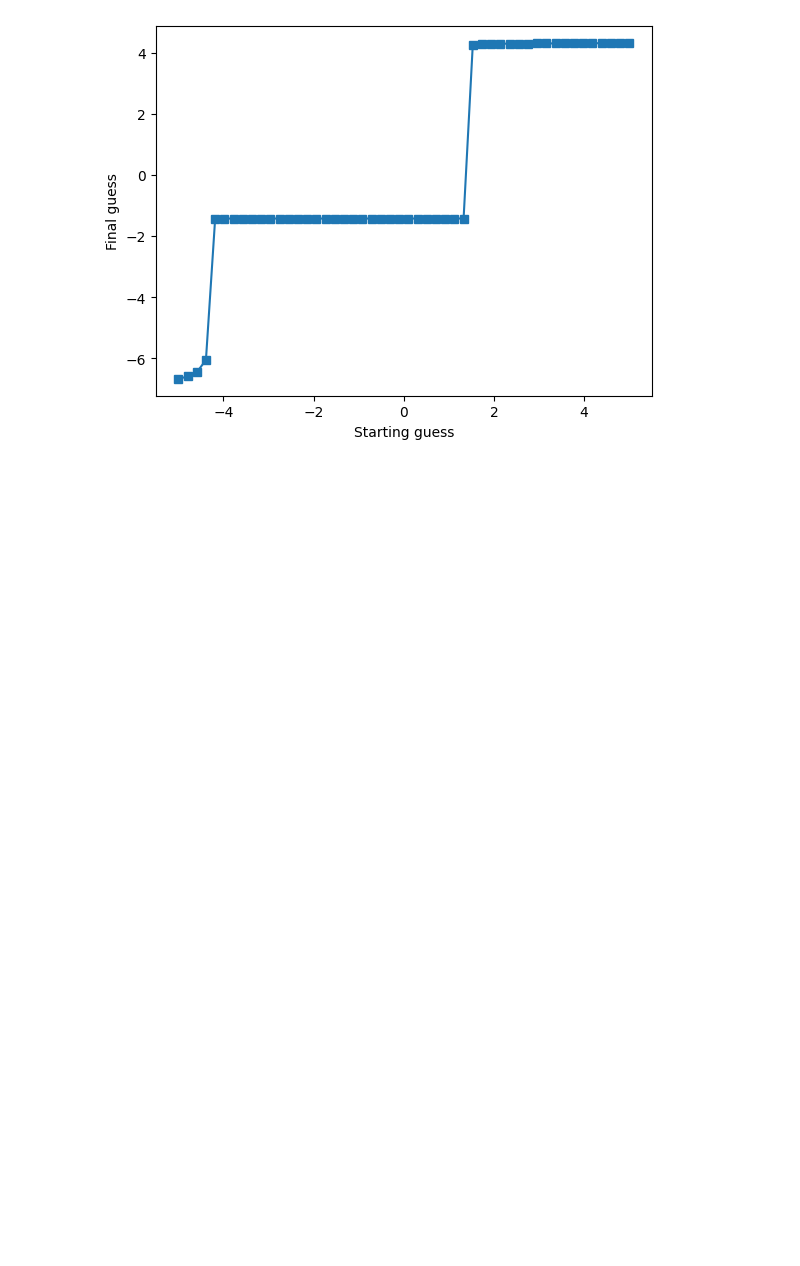
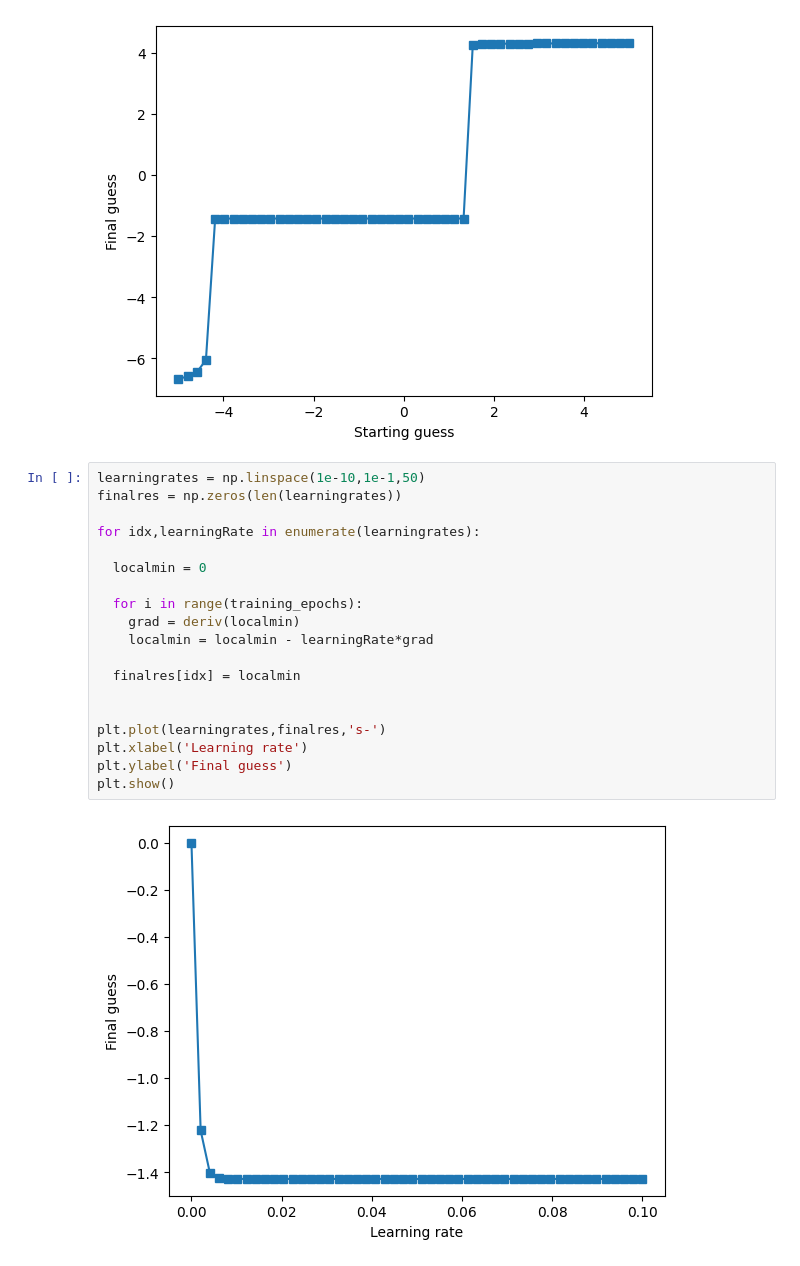
Before and after one commit to ethanli1337/LLMs-from-Scratch, a Jupyter notebook: DUDL_parametric_experiments_gd.ipynb, the cells around one changed output. Saved outputs shown, nothing was run; the diff lists cells and outputs as text; blank space fills up the shorter version.

Commit message:
varying learning rates and training_epochs same time

```diff
--- a/DUDL_parametric_experiments_gd.ipynb
+++ b/DUDL_parametric_experiments_gd.ipynb
@@ -65,3 +65,24 @@ plt.ylabel('Final guess')
 plt.show()
 # %% [output]
 [figure]
+# %%
+learningrates = np.linspace(1e-10,1e-1,50)
+finalres = np.zeros(len(learningrates))
+
+for idx,learningRate in enumerate(learningrates):
+
+  localmin = 0
+
+  for i in range(training_epochs):
+    grad = deriv(localmin)
+    localmin = localmin - learningRate*grad
+
+  finalres[idx] = localmin
+
+
+plt.plot(learningrates,finalres,'s-')
+plt.xlabel('Learning rate')
+plt.ylabel('Final guess')
+plt.show()
+# %% [output]
+[figure, added]
```
Also changed, not shown: parts of 3 cells of this notebook.
